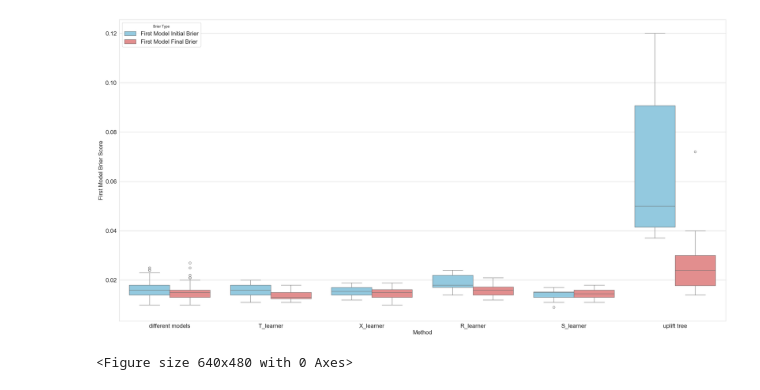
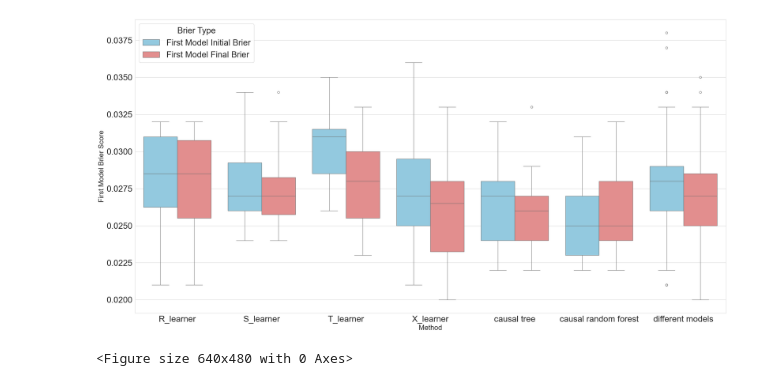
Before and after one commit to tina-behzad/Reconciliation-Project, a Jupyter notebook: visualization/CATE.ipynb, the cells around one changed output. Drawn from its saved outputs; the diff is of its cells as text; code cells hidden in the pictures.

Commit message:
Final notebooks and data.

```diff
--- a/visualization/CATE.ipynb
+++ b/visualization/CATE.ipynb
@@ -7,8 +7,16 @@ import ast
 import numpy as np
 import matplotlib.colors as mcolors
 # %%
-df = pd.read_csv('../results/CATE final.csv')
+# df = pd.read_csv('../results/CATE final.csv')
+df = pd.read_csv('../results/CATE  20241128-1431.csv')
 df['T'] = df['T1'] + df['T2']
-df = df[df['T']<50]
-df['T'].describe()
+df['T_bound'] = df['Theorem 3.1'].str.extract(r'1\.\s*\d+\s*<=\s*(\d+\.?\d*)')
+df['T_bound'] = df['T_bound'].astype(float)
+df['First Model Initial Brier'] = df['Initial Brier'].apply(lambda x: ast.literal_eval(x)[0])
+df['First Model Final Brier'] = df['Final Brier'].apply(lambda x: ast.literal_eval(x)[0])
+df_twin = df[df['Data']=='Twin_Data']
+df_national = df[df['Data']=='National_Study_Data']
+
+df_twin = df_twin[df_twin['T']<50]
+df_twin['T'].describe()
 # %% [output]
@@ -78,43 +116,49 @@ plt.show()
 # %%
-df['First Model Initial Brier'] = df['Initial Brier'].apply(lambda x: ast.literal_eval(x)[0])
-df['First Model Final Brier'] = df['Final Brier'].apply(lambda x: ast.literal_eval(x)[0])
-fig, ax = plt.subplots(1, figsize=(30, 15), sharey=True)  # 2x4 grid (even though we only need 7)
-# ax = axes[0]
-# df.loc[df['Method'] == 'Different_Models', 'Models'] = 'different models'
-initial_color = 'skyblue'
-final_color = 'lightcoral'
+datasets = [df_twin, df_national]
+titles = ['Twin Data', 'National Study Data']
 
-# df_subset = df[df['Method'] == 'Different_Data']
-df_melted = pd.melt(df, id_vars=['Models'],
-                   value_vars=['First Model Initial Brier', 'First Model Final Brier'],
-                        var_name='Brier Type', value_name='Brier Score')
+# fig, axes = plt.subplots(1, 2, figsize=(30, 15), sharey=True)
+# Loop through each dataset and create a plot
+for i, (df, title) in enumerate(zip(datasets, titles)):
+    fig, ax = plt.subplots(1, figsize=(30, 15), sharey=True)  # 2x4 grid (even though we only need 7)
+    # ax = axes[0]
+    # df.loc[df['Method'] == 'Different_Models', 'Models'] = 'different models'
+    initial_color = 'skyblue'
+    final_color = 'lightcoral'
 
-sns.boxplot(x='Models', y='Brier Score', hue='Brier Type', data=df_melted,
-                ax=ax, palette={'First Model Initial Brier': initial_color, 'First Model Final Brier': final_color})
+    # df_subset = df[df['Method'] == 'Different_Data']
+    df_melted = pd.melt(df, id_vars=['Models'],
+                       value_vars=['First Model Initial Brier', 'First Model Final Brier'],
+                            var_name='Brier Type', value_name='Brier Score')
 
-# Set the title for each subplot
-# ax.set_title('', fontsize=16)
+    sns.boxplot(x='Models', y='Brier Score', hue='Brier Type', data=df_melted,
+                    ax=ax, palette={'First Model Initial Brier': initial_color, 'First Model Final Brier': final_color})
 
-# Set labels for each subplot
-ax.set_xlabel('Method', fontsize=16)
-ax.set_ylabel('First Model Brier Score', fontsize=16)
-# ax.get_legend().remove()
+    # Set the title for each subplot
+    # ax.set_title('', fontsize=16)
+
+    # Set labels for each subplot
+    ax.set_xlabel('Method', fontsize=20)
+    ax.set_ylabel('First Model Brier Score', fontsize=20)
+    # ax.get_legend().remove()
 
 
-handles, labels = ax.get_legend_handles_labels()
-# fig.legend(handles, labels, loc='upper center', ncol=2, title='Disagreement', bbox_to_anchor=(0.5, 1.05), fontsize=16)
+    handles, labels = ax.get_legend_handles_labels()
+    # fig.legend(handles, labels, loc='upper center', ncol=2, title='Disagreement', bbox_to_anchor=(0.5, 1.05), fontsize=16)
 
-plt.rcParams['axes.labelsize'] = 16  # Axis labels
-plt.rcParams['xtick.labelsize'] = 16  # X-axis tick labels
-plt.rcParams['ytick.labelsize'] = 16  # Y-axis tick labels
-plt.rcParams['legend.fontsize'] = 16  # Legend font size
-plt.rcParams['axes.titlesize'] = 16
-# Show the plot
-plt.show()
-plt.tight_layout()
+    plt.rcParams.update({
+    'axes.labelsize': 30,  # Font size for axis labels
+    'axes.titlesize': 36,  # Font size for plot titles
+    'xtick.labelsize': 24,  # Font size for x-axis tick labels
+    'ytick.labelsize': 24,  # Font size for y-axis tick labels
+    'legend.fontsize': 24,  # Font size for legend
+    'font.size': 24         # General font size
+})
+    plt.show()
+    plt.tight_layout()
 
-# Show the plot
-plt.show()
+    # Show the plot
+    plt.show()
 # %% [output]
-[figure, old version]
+[figure, new version]
 <Figure size 640x480 with 0 Axes>
```
Also changed, not shown: parts of 7 cells of this notebook, 15 other files.
